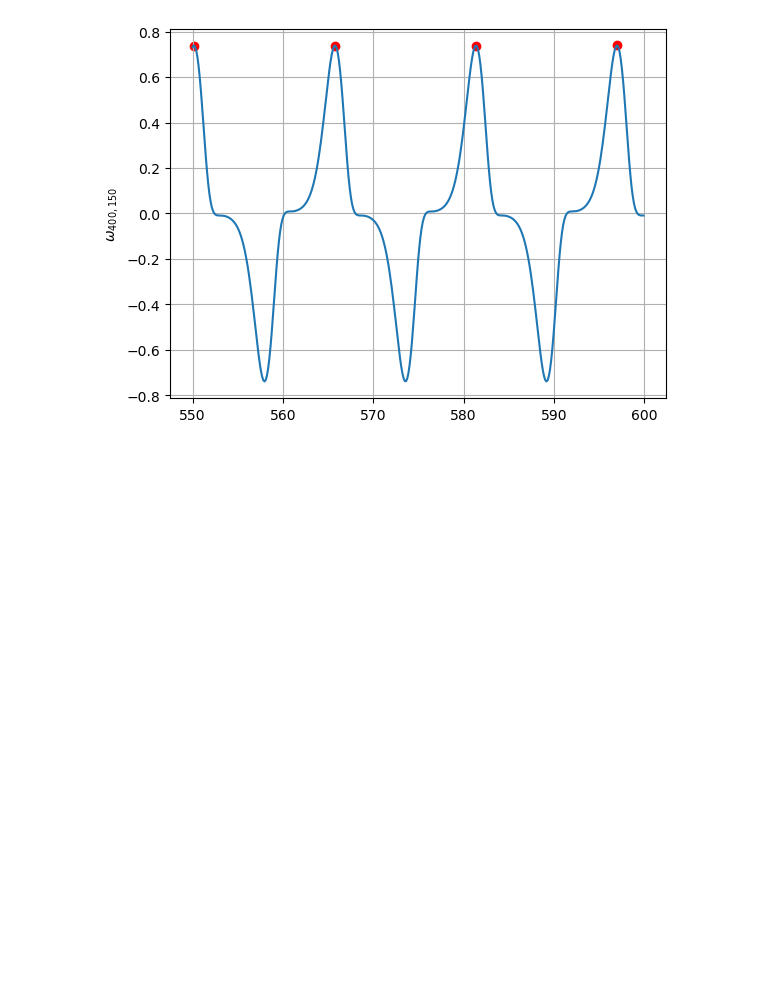
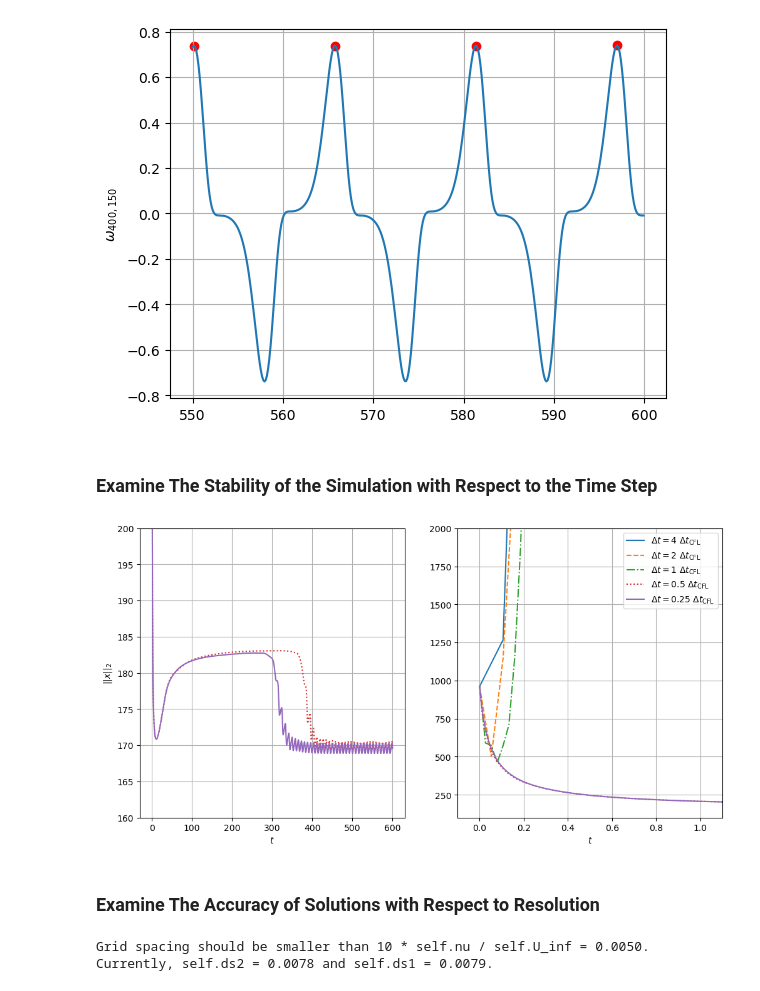
Before and after one commit to grmacchio/dynml, a Jupyter notebook: test_dynml/examples/test_cylinder.ipynb, the cells around one changed output. Drawn from its saved outputs; the diff is of its cells as text; code cells hidden in the pictures; blank space fills up the shorter version.

Commit message:
Examine stability, accuracy, and time complexity of cylinder.py

```diff
--- a/test_dynml/examples/test_cylinder.ipynb
+++ b/test_dynml/examples/test_cylinder.ipynb
@@ -30,7 +35,7 @@ ds = Cylinder()
 t_chunk = 50.0
 num_chunks = 12
 num_samples = int(t_chunk / ds.dt) + 1
-traj = gen_num_trajs(ds, ds.gen_ic, 1, num_samples)
+traj = gen_num_trajs(ds, ds.gen_rand_ic, 1, num_samples)
 for _ in range(num_chunks - 1):
     traj = gen_num_trajs(ds, lambda: traj[0, -1], 1, num_samples)
 # %% [markdown]
@@ -103,3 +109,66 @@ show()
 # %% [output]
 Strouhal number: 0.204
 [figure]
+# %% [markdown]
+### Examine The Stability of the Simulation with Respect to the Time Step
+# %%
+ds = Cylinder(L_1=1.0, L_2=0.25, N_1=600, N_2=150)
+dt_cfl = min(ds.ds1, ds.ds2) / (2 * ds.U_inf)
+t_final = 600.0
+ic = ds.gen_inviscid_ic()
+dt_list = [dt_cfl * 4, dt_cfl * 2, dt_cfl * 1, dt_cfl * 0.5, dt_cfl * 0.25]
+norm_list = []
+for n, dt in enumerate(dt_list):
+    num_samples = int(t_final / dt) + 1
+    ds = Cylinder(L_1=1.0, L_2=0.25, N_1=600, N_2=150)
+    ds.dt = dt
+    x = ic
+    norm_list.append([])
+    norm_list[n].append(x.flatten().norm().item())
+    for k in trange(num_samples - 1):
+        try:
+            x = ds.map(x)
+            norm_list[n].append(x.flatten().norm().item())
+        except Exception as e:
+            print(f"{e}")
+            break
+# %%
+fig, ax = subplots(1, 2, figsize=(12, 6))
+mults = [4, 2, 1, 0.5, 0.25]
+styles = ['-', '--', '-.', ':', '-']
+for n, dt in enumerate(dt_list):
+    t_span = linspace(0, t_final, len(norm_list[n]))
+    label = f'$\\Delta t = {mults[n]}$' + ' $\\Delta t_{\\text{CFL}}$'
+    ax[0].plot(t_span, norm_list[n], label=label, linestyle=styles[n])
+    ax[1].plot(t_span, norm_list[n], label=label, linestyle=styles[n])
+ax[0].set_ylim(160, 2e2)
+ax[1].set_xlim(-0.1, 1.1)
+ax[1].set_ylim(1e2, 2e3)
+ax[0].set_ylabel("$||x||_2$")
+ax[0].set_xlabel("$t$")
+ax[1].set_xlabel("$t$")
+ax[1].legend()
+ax[0].grid()
+ax[1].grid()
+show()
+# %% [output]
+[figure, added]
+# %% [markdown]
+### Examine The Accuracy of Solutions with Respect to Resolution
+# %%
+ds_s1 = Cylinder(L_1=1.0, L_2=0.5, N_1=128, N_2=64)
+ds_s2 = Cylinder(L_1=1.0, L_2=0.5, N_1=256, N_2=128)
+ds_s3 = Cylinder(L_1=1.0, L_2=0.5, N_1=512, N_2=256)
+ds_ref = Cylinder(L_1=1.0, L_2=0.5, N_1=1024, N_2=512)
+
+x1 = ds_s1.gen_inviscid_ic()
+x2 = ds_s2.gen_inviscid_ic()
+x3 = ds_s3.gen_inviscid_ic()
+x_ref = ds_ref.gen_inviscid_ic()
+
+ds_s1.dt = 0.1 * ds_ref.dt
+ds_s2.dt = 0.1 * ds_ref.dt
+ds_s3.dt = 0.1 * ds_ref.dt
+ds_ref.dt = 0.1 * ds_ref.dt
+# %% [output]
+Grid spacing should be smaller than 10 * self.nu / self.U_inf = 0.0050. Currently, self.ds2 = 0.0078 and self.ds1 = 0.0079.
```
Also changed, not shown: parts of 9 cells of this notebook.
